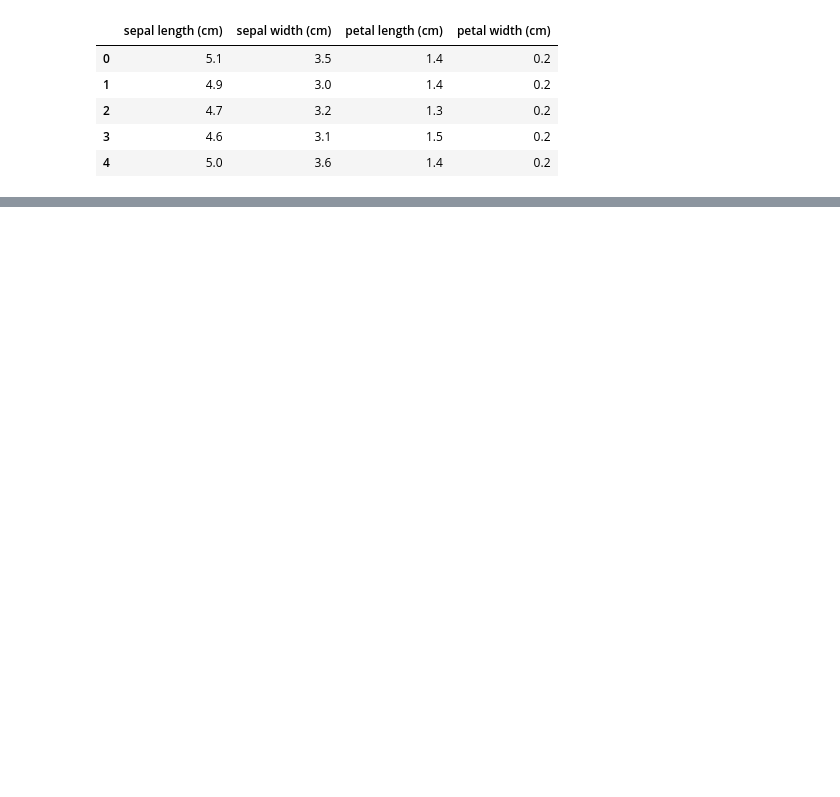
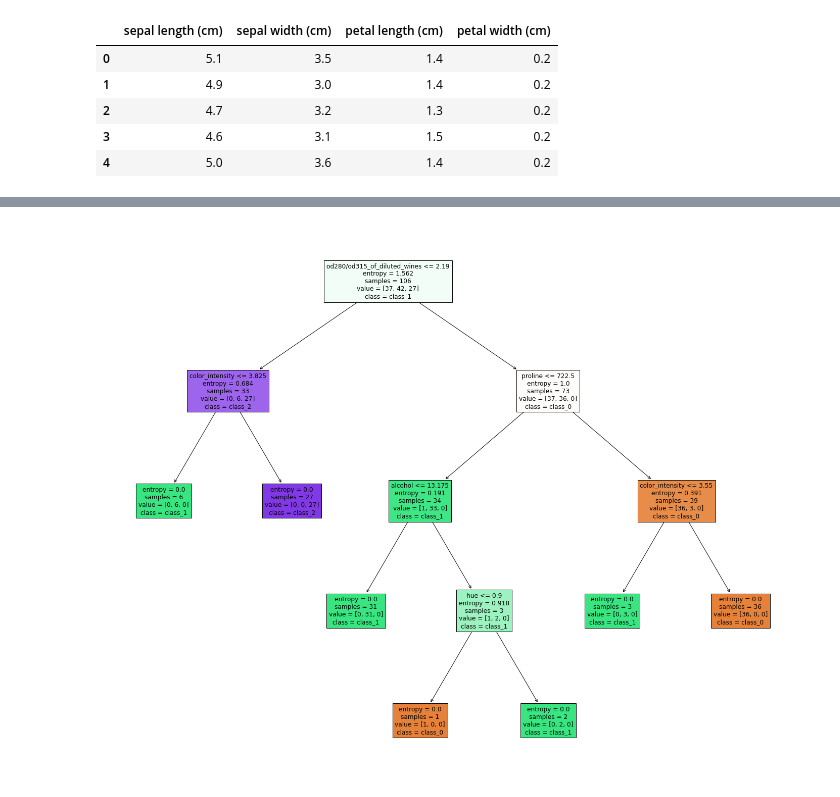
Before and after one commit to navagg/ML_notebooks, a Jupyter notebook: 9_DecisionTree.ipynb, the cells around one changed output, grey strips where cells are left out. Cells and saved outputs as stored; diff of their text form; code cells hidden in the pictures; blank space fills up the shorter version.

```diff
--- a/9_DecisionTree.ipynb
+++ b/9_DecisionTree.ipynb
@@ -44,0 +93,8 @@ Accuracy: 0.97
+# %%
+fig = plt.figure(figsize=(25,20))
+_ = tree.plot_tree(dtree_max,
+                   feature_names=wine.feature_names,
+                   class_names=wine.target_names,
+                   filled=True)
+# %% [output]
+[figure, added]
```
Also changed, not shown: parts of 11 cells of this notebook, 6 other files.
